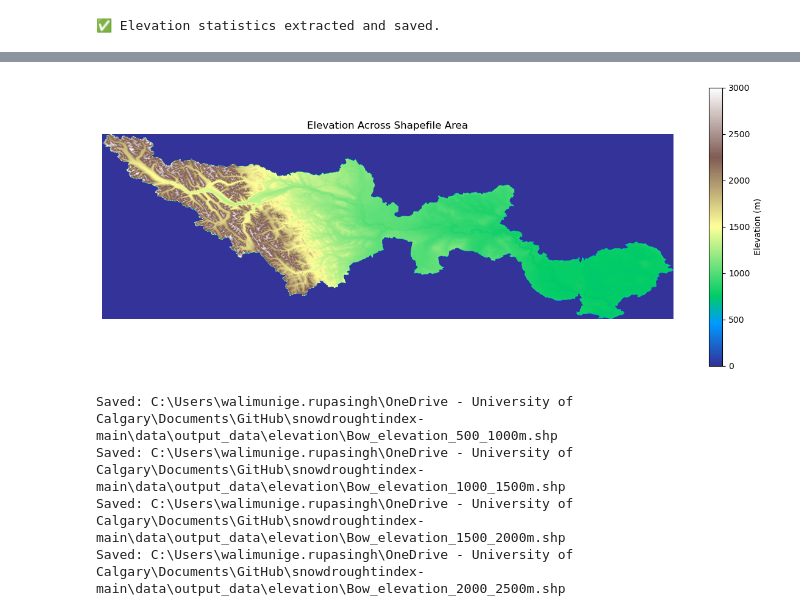
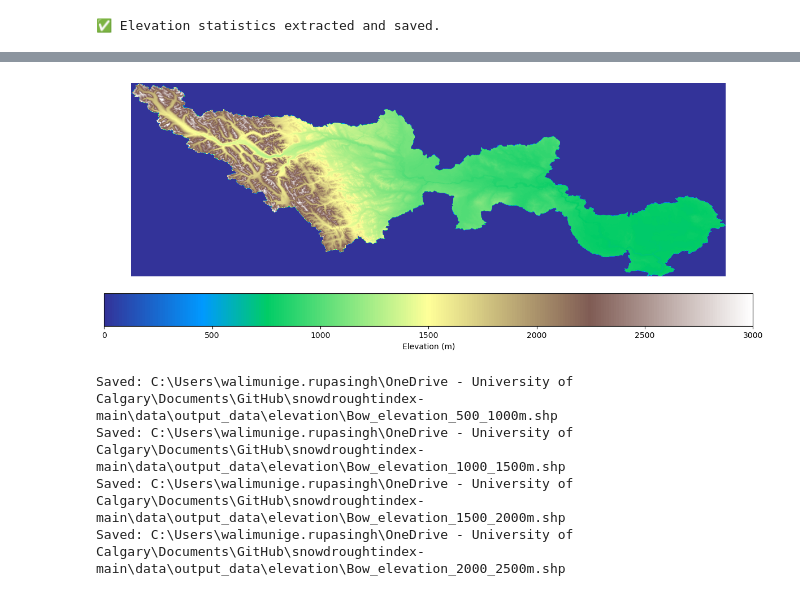
Before and after one commit to hasithajayamaha/snowdroughtindex-main, a Jupyter notebook: notebooks/workflows/4_Join_DEM_and_shapefile_Elevation.ipynb, the cells around one changed output, grey strips where cells are left out. Cells and saved outputs as stored; diff of their text form; code cells hidden in the pictures.

```diff
--- a/notebooks/workflows/4_Join_DEM_and_shapefile_Elevation.ipynb
+++ b/notebooks/workflows/4_Join_DEM_and_shapefile_Elevation.ipynb
@@ -38,7 +19,7 @@ from snowdroughtindex.core import data_preparation
 shapefile_path = r"C:\Users\walimunige.rupasingh\OneDrive - University of Calgary\Documents\GitHub\snowdroughtindex-main\data\input_data\Elevation\Bow.shp"
 output_data = r"C:\Users\walimunige.rupasingh\OneDrive - University of Calgary\Documents\GitHub\snowdroughtindex-main\data\output_data\elevation\\"
 output_plots = r"C:\Users\walimunige.rupasingh\OneDrive - University of Calgary\Documents\GitHub\snowdroughtindex-main\data\output_plots\\"
-tif_files = glob.glob(r"C:\Users\walimunige.rupasingh\OneDrive - University of Calgary\Documents\GitHub\snowdroughtindex-main\data\input_data\Elevation\*.tif")
+tif_files = glob.glob(r"C:\Users\walimunige.rupasingh\OneDrive - University of Calgary\Documents\Reasearch\Data\research_area\Elevation\New folder\*.tif")
 # %%
 # 1. Load Shapefile ===
 gdf = data_preparation.load_basin_data(shapefile_path)
@@ -109,20 +90,22 @@ with rasterio.open(merged_tif_path) as src:
 # %%
 # Mask nodata using mosaic_meta or assume 0 is nodata if not set
 nodata_value = mosaic_meta.get("nodata", 0)
 clipped_data = np.where(clipped_dem[0] == nodata_value, np.nan, clipped_dem[0])
 
 # Plot
 plt.figure(figsize=(12, 5))
 plt.imshow(clipped_data, cmap='terrain', vmin= 0, vmax=3000)  # Adjust vmin and vmax as needed
-plt.colorbar(label="Elevation (m)")
-plt.title("Elevation Across Shapefile Area")
+plt.colorbar(label="Elevation (m)", orientation='horizontal', pad=0.07)
+#plt.title("Elevation Across Shapefile Area")
+plt.xlabel("X (pixel)")
+plt.ylabel("Y (pixel)")
 plt.axis('off')
 plt.tight_layout()
 # Save the current figure as a PNG file in the output_path directory
 plt.savefig(os.path.join(output_plots, 'clipped_elevation_map.png'), dpi=300, bbox_inches='tight')
 plt.show()
 # %% [output]
-[figure, old version]
+[figure, new version]
 # %%
 # Split polygons into elevation classes and save separate shapefiles
 
```
Also changed, not shown: parts of 2 cells of this notebook, 3 other files.
